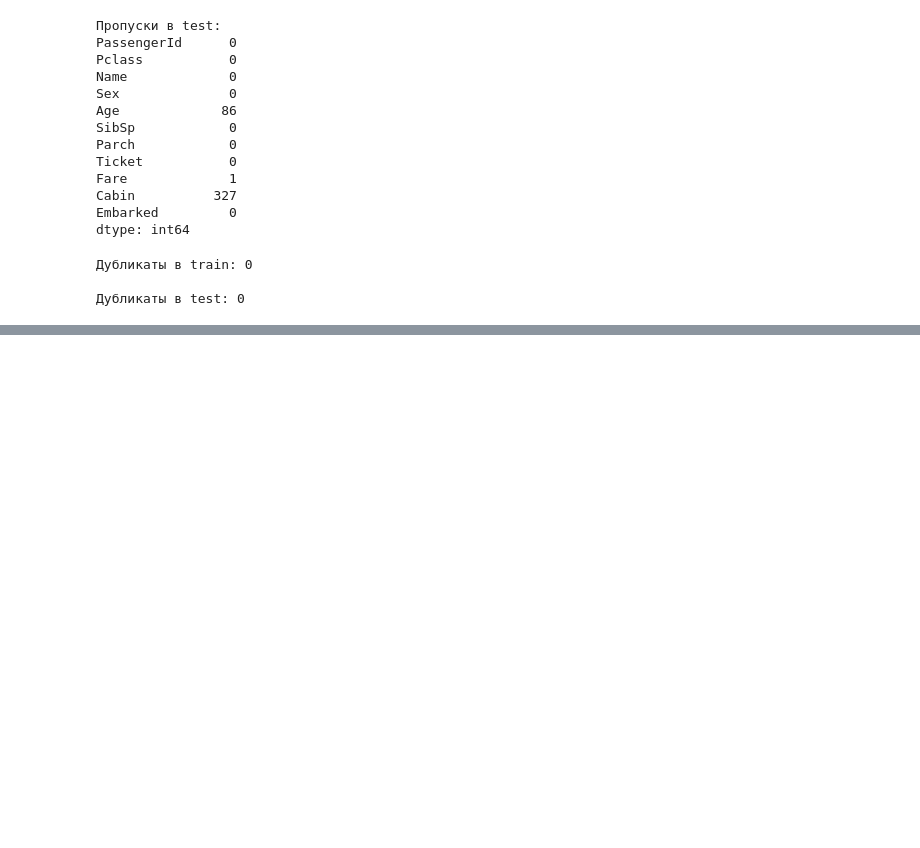
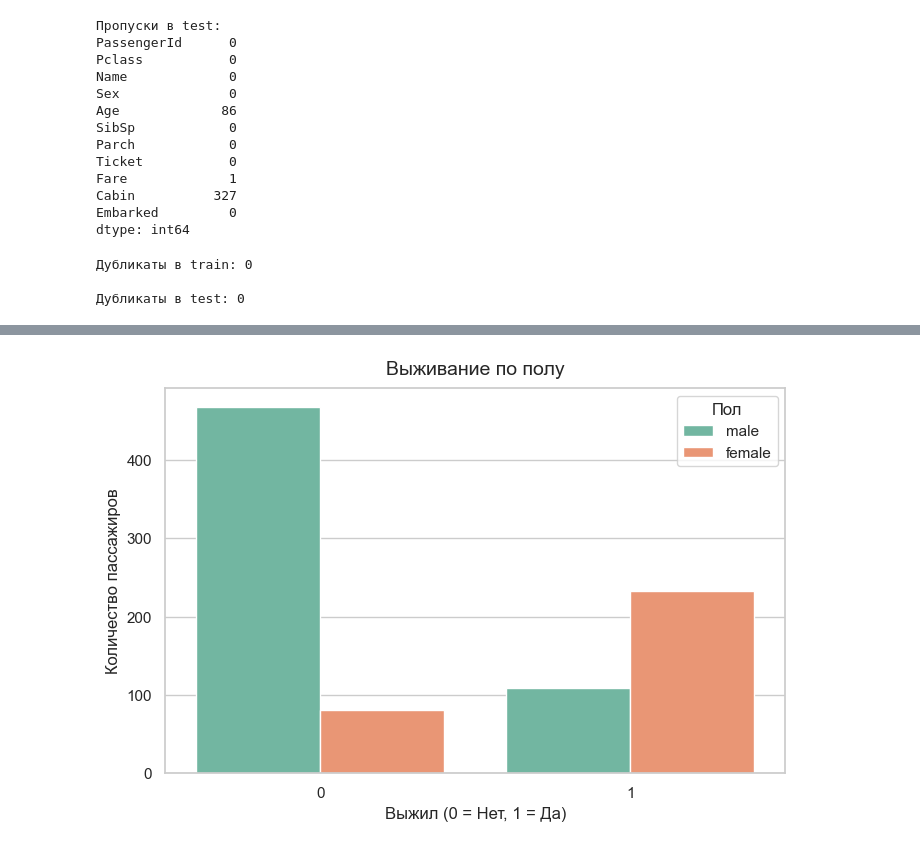
Before and after one commit to nafaniaa/titanic_project, a Jupyter notebook: notebooks/main.ipynb, the cells around one changed output, grey strips where cells are left out. Saved outputs shown, nothing was run; the diff lists cells and outputs as text; code cells hidden in the pictures; blank space fills up the shorter version.

```diff
--- a/notebooks/main.ipynb
+++ b/notebooks/main.ipynb
@@ -146,0 +162,11 @@ print("\nДубликаты в test:", test_df.duplicated().sum())
+# %%
+plt.figure(figsize=(8, 5))
+sns.countplot(x='Survived', hue='Sex', data=train_df, palette='Set2')
+plt.title('Выживание по полу', fontsize=14, pad=10)
+plt.xlabel('Выжил (0 = Нет, 1 = Да)', fontsize=12)
+plt.ylabel('Количество пассажиров', fontsize=12)
+plt.legend(title='Пол', loc='upper right')
+plt.savefig('../figures/survival_by_sex.png', dpi=300, bbox_inches='tight')
+plt.show()
+# %% [output]
+[figure, added]
```
Also changed, not shown: parts of 3 cells of this notebook, 3 other files.
